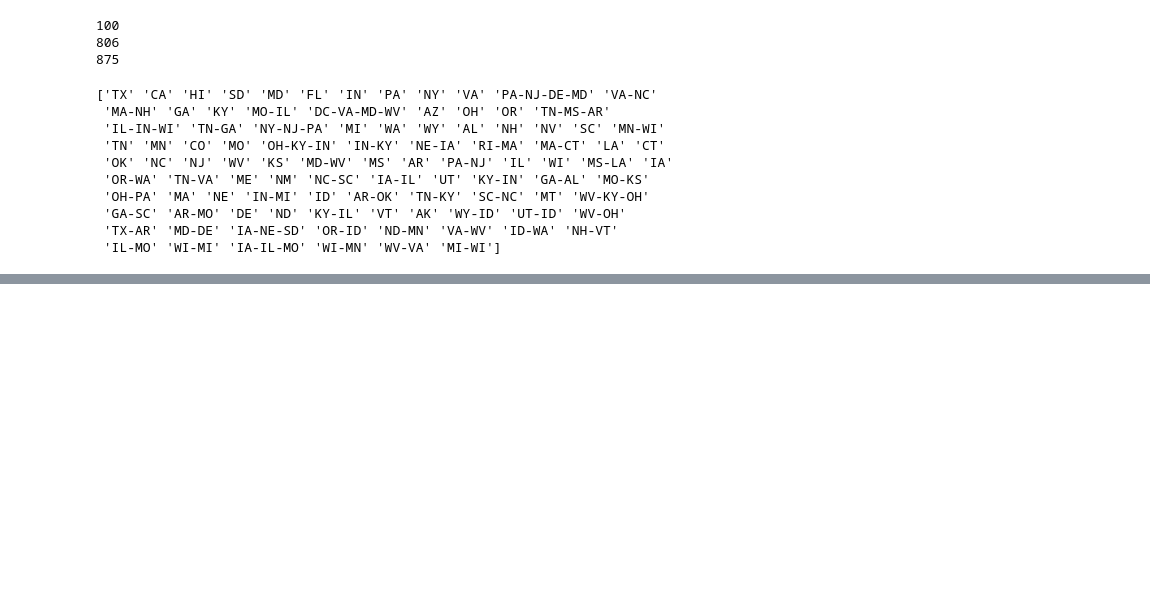
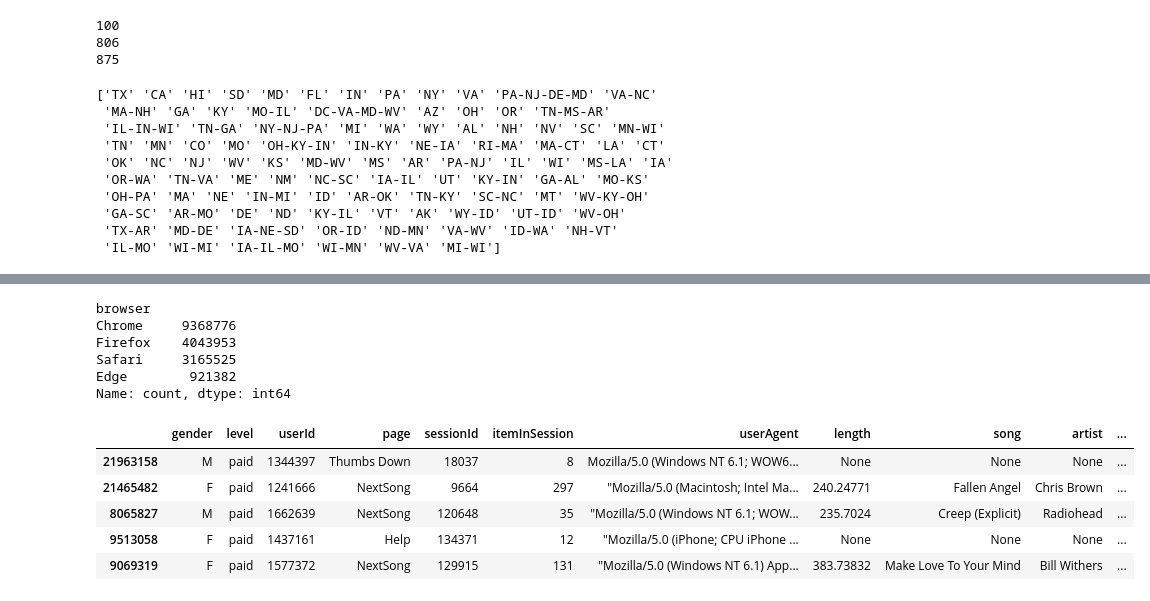
Before and after one commit to weichieh-chou/churn_competition, a Jupyter notebook: Actual_Churn.ipynb, the cells around one changed output, grey strips where cells are left out. Saved outputs shown, nothing was run; the diff lists cells and outputs as text; code cells hidden in the pictures; blank space fills up the shorter version.

```diff
--- a/Actual_Churn.ipynb
+++ b/Actual_Churn.ipynb
@@ -337,0 +340,5 @@ print(unique_states)
+# %%
+df_churn.drop(columns="location", inplace=True)
+# %%
+pd.set_option('display.max_colwidth', 500)
+df_churn["userAgent"].sample(5)
@@ -337,0 +373,9 @@ print(unique_states)
+# %%
+user_agent_lower = df_churn["userAgent"].str.lower()
+df_churn["operating_system"] = "Other"
+
+df_churn.loc[user_agent_lower.str.contains("windows"), "operating_system"] = "Windows"
+df_churn.loc[user_agent_lower.str.contains("macintosh"), "operating_system"] = "Macintosh"
+df_churn.loc[user_agent_lower.str.contains("linux|x11|ubuntu", regex=True), "operating_system"] = "Linux"
+df_churn.loc[user_agent_lower.str.contains("iphone"), "operating_system"] = "iPhone"
+df_churn.loc[user_agent_lower.str.contains("ipad"), "operating_system"] = "iPad"
@@ -337,0 +392,25 @@ print(unique_states)
+# %%
+df_churn['browser'] = 'Other'
+
+df_churn.loc[user_agent_lower.str.contains("safari"), "browser"] = "Safari"
+df_churn.loc[user_agent_lower.str.contains("chrome"), "browser"] = "Chrome"
+df_churn.loc[user_agent_lower.str.contains("firefox"), "browser"] = "Firefox"
+df_churn.loc[user_agent_lower.str.contains("trident|edge|msie"), "browser"] = "Edge"
+# %%
+print(df_churn["browser"].value_counts())
+# %% [output]
+browser
+Chrome     9368776
+Firefox    4043953
+Safari     3165525
+Edge        921382
+Name: count, dtype: int64
+# %%
+df_churn.sample(5)
+# %% [output]
+|  | gender | level | userId | page | sessionId | itemInSession | userAgent | length | song | artist | ... |
+| 21963158 | M | paid | 1344397 | Thumbs Down | 18037 | 8 | Mozilla/5.0 (Windows NT 6.1; WOW6... | None | None | None | ... |
+| 21465482 | F | paid | 1241666 | NextSong | 9664 | 297 | "Mozilla/5.0 (Macintosh; Intel Ma... | 240.24771 | Fallen Angel | Chris Brown | ... |
+| 8065827 | M | paid | 1662639 | NextSong | 120648 | 35 | "Mozilla/5.0 (Windows NT 6.1; WOW... | 235.7024 | Creep (Explicit) | Radiohead | ... |
+| 9513058 | F | paid | 1437161 | Help | 134371 | 12 | "Mozilla/5.0 (iPhone; CPU iPhone ... | None | None | None | ... |
+| 9069319 | F | paid | 1577372 | NextSong | 129915 | 131 | "Mozilla/5.0 (Windows NT 6.1) App... | 383.73832 | Make Love To Your Mind | Bill Withers | ... |
```
Also changed, not shown: parts of 8 cells of this notebook, 2 other files.
